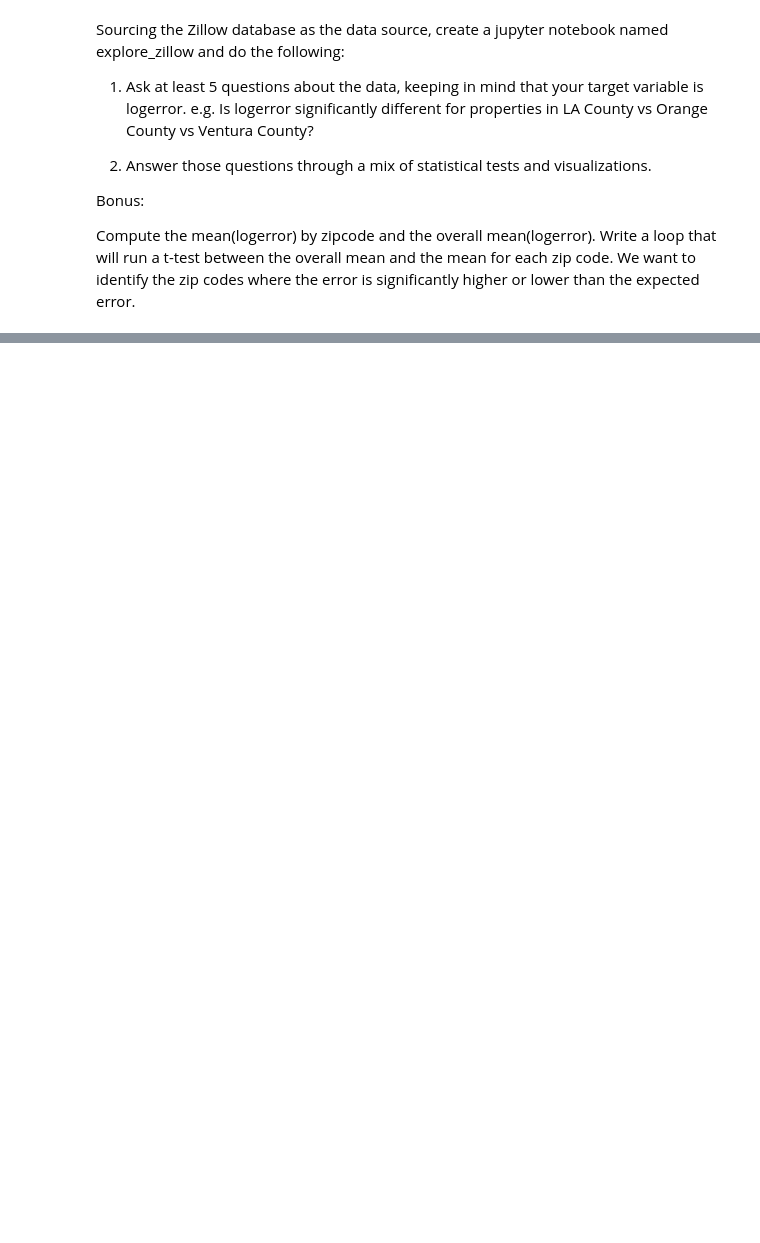
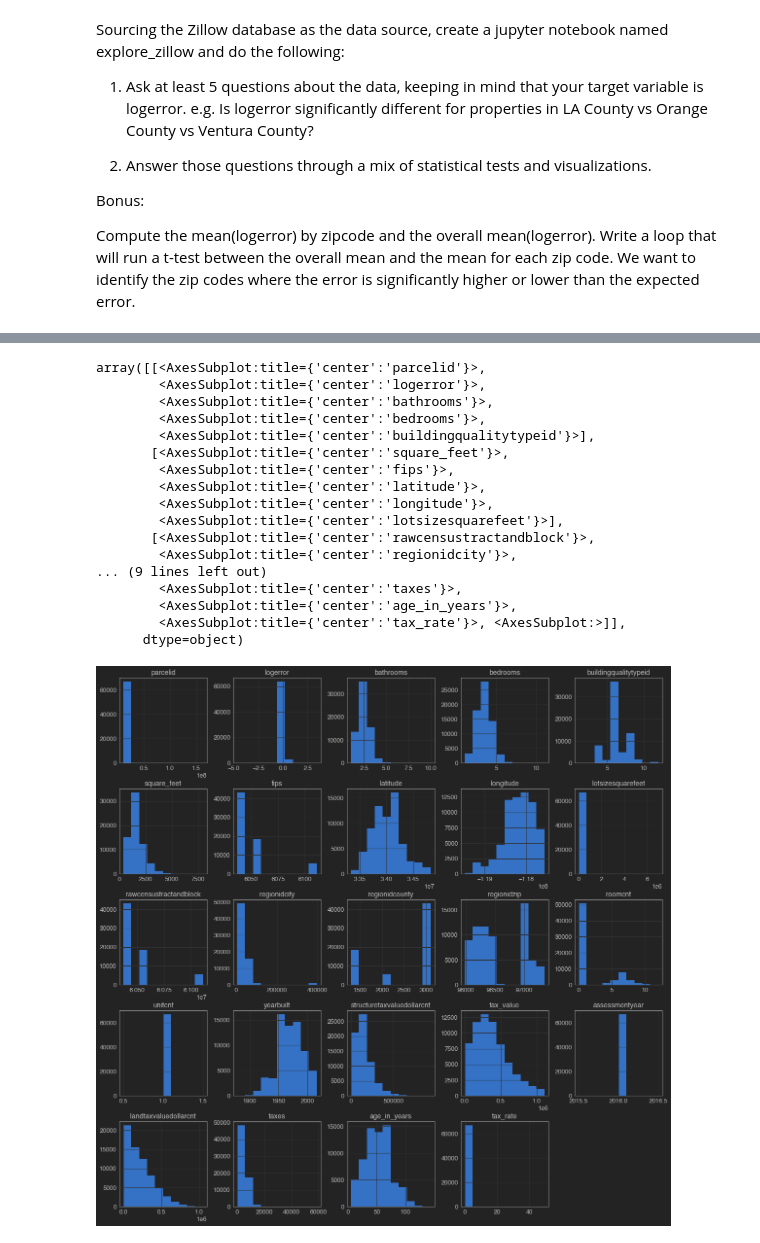
Before and after one commit to Ken-Alviola/clustering-exercises, a Jupyter notebook: explore_zillow.ipynb, the cells around one changed output, grey strips where cells are left out. Cells and saved outputs as stored; diff of their text form; code cells hidden in the pictures; blank space fills up the shorter version.

Commit message:
tons of plots

```diff
--- a/explore_zillow.ipynb
+++ b/explore_zillow.ipynb
@@ -46,0 +50,21 @@ memory usage: 13.8+ MB
+# %%
+df.hist(figsize=[20,20])
+# %% [output]
+array([[<AxesSubplot:title={'center':'parcelid'}>,
+        <AxesSubplot:title={'center':'logerror'}>,
+        <AxesSubplot:title={'center':'bathrooms'}>,
+        <AxesSubplot:title={'center':'bedrooms'}>,
+        <AxesSubplot:title={'center':'buildingqualitytypeid'}>],
+       [<AxesSubplot:title={'center':'square_feet'}>,
+        <AxesSubplot:title={'center':'fips'}>,
+        <AxesSubplot:title={'center':'latitude'}>,
+        <AxesSubplot:title={'center':'longitude'}>,
+        <AxesSubplot:title={'center':'lotsizesquarefeet'}>],
+       [<AxesSubplot:title={'center':'rawcensustractandblock'}>,
+        <AxesSubplot:title={'center':'regionidcity'}>,
+... (9 lines left out)
+        <AxesSubplot:title={'center':'taxes'}>,
+        <AxesSubplot:title={'center':'age_in_years'}>,
+        <AxesSubplot:title={'center':'tax_rate'}>, <AxesSubplot:>]],
+      dtype=object)
+[figure, added]
```
Also changed, not shown: parts of 34 cells of this notebook, 2 other files.
